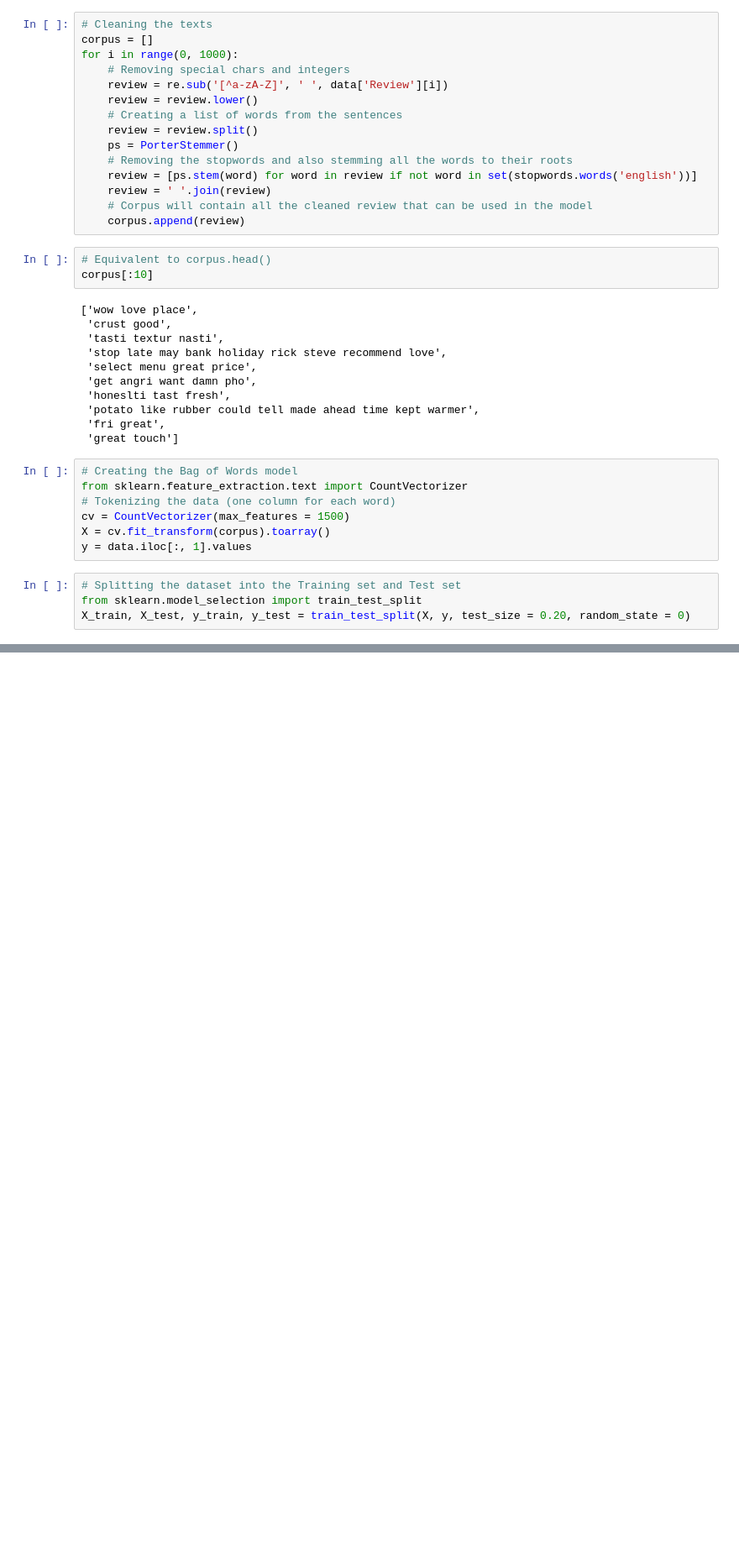
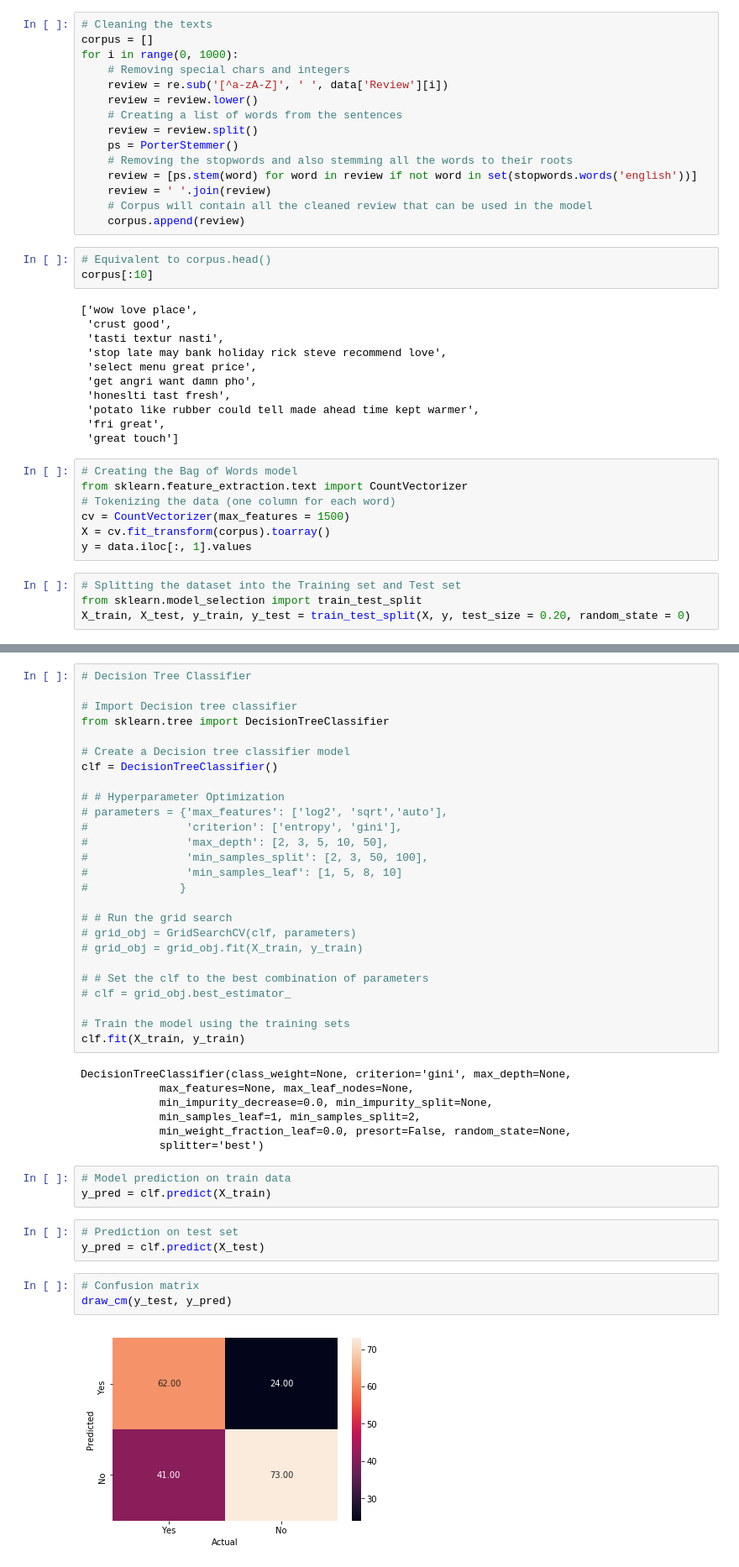
Before and after one commit to shreayan98c/NLP-Demo, a Jupyter notebook: NLPDemo.ipynb, the cells around one changed output, grey strips where cells are left out. Shown at 84% size. Saved outputs shown, nothing was run; the diff lists cells and outputs as text; blank space fills up the shorter version.

```diff
--- a/NLPDemo.ipynb
+++ b/NLPDemo.ipynb
@@ -85,0 +156,44 @@ y_pred = classifier.predict(X_test)
+# %%
+# Decision Tree Classifier
+
+# Import Decision tree classifier
+from sklearn.tree import DecisionTreeClassifier
+
+# Create a Decision tree classifier model
+clf = DecisionTreeClassifier()
+
+# # Hyperparameter Optimization
+# parameters = {'max_features': ['log2', 'sqrt','auto'],
+#               'criterion': ['entropy', 'gini'],
+#               'max_depth': [2, 3, 5, 10, 50],
+#               'min_samples_split': [2, 3, 50, 100],
+#               'min_samples_leaf': [1, 5, 8, 10]
+#              }
+
+# # Run the grid search
+# grid_obj = GridSearchCV(clf, parameters)
+# grid_obj = grid_obj.fit(X_train, y_train)
+
+# # Set the clf to the best combination of parameters
+# clf = grid_obj.best_estimator_
+
+# Train the model using the training sets
+clf.fit(X_train, y_train)
+# %% [output]
+DecisionTreeClassifier(class_weight=None, criterion='gini', max_depth=None,
+            max_features=None, max_leaf_nodes=None,
+            min_impurity_decrease=0.0, min_impurity_split=None,
+            min_samples_leaf=1, min_samples_split=2,
+            min_weight_fraction_leaf=0.0, presort=False, random_state=None,
+            splitter='best')
+# %%
+# Model prediction on train data
+y_pred = clf.predict(X_train)
+# %%
+# Prediction on test set
+y_pred = clf.predict(X_test)
+# %%
+# Confusion matrix
+draw_cm(y_test, y_pred)
+# %% [output]
+[figure, added]
```
Also changed, not shown: parts of 32 cells of this notebook.
